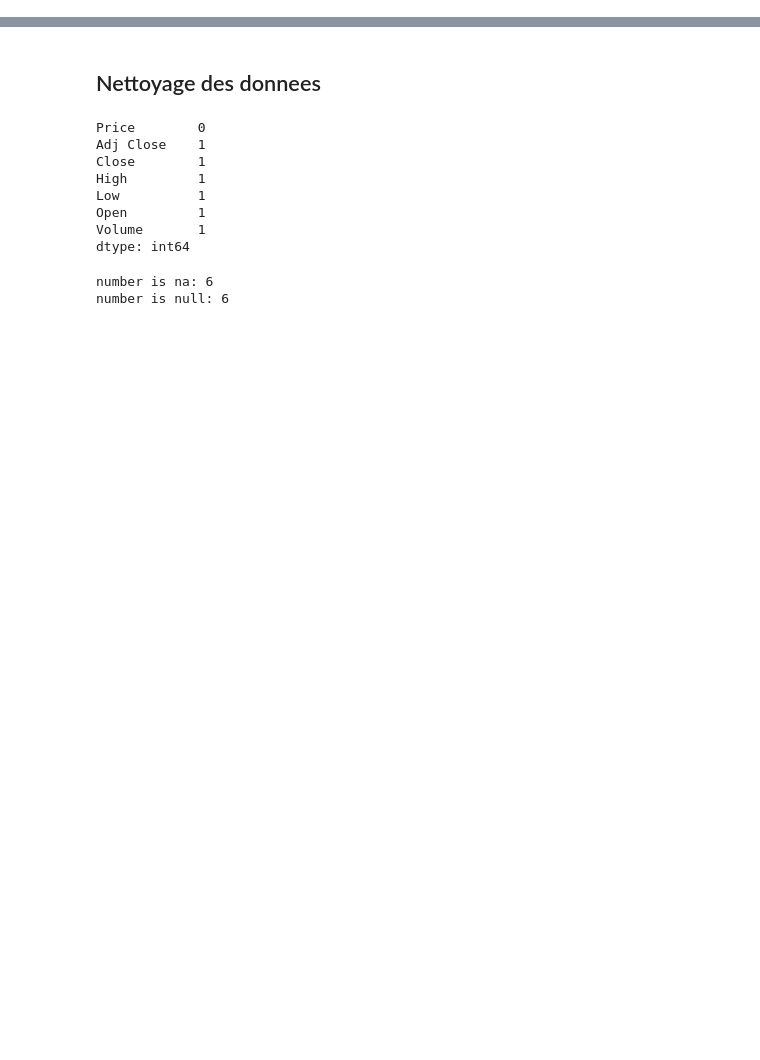
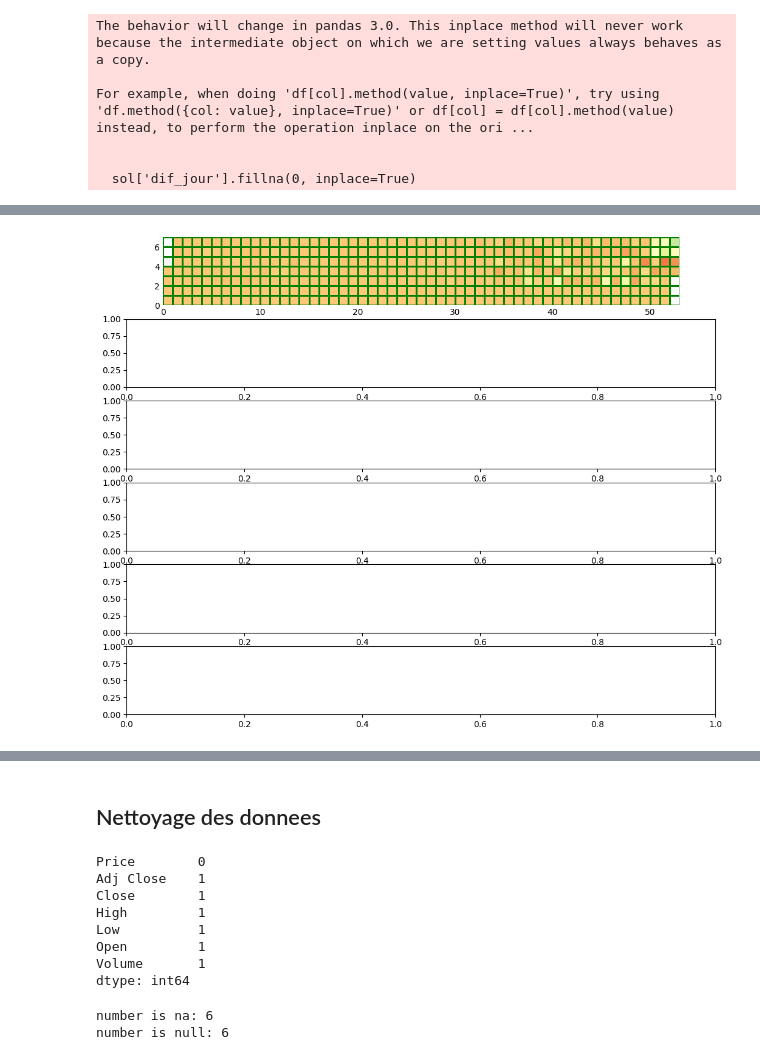
Before and after one commit to CARDONAJOSE/analytics_bourse, a Jupyter notebook: cac-40.ipynb, the cells around one changed output, grey strips where cells are left out. Cells and saved outputs as stored; diff of their text form; code cells hidden in the pictures; blank space fills up the shorter version.

```diff
--- a/cac-40.ipynb
+++ b/cac-40.ipynb
@@ -37,0 +165,35 @@ sol
+# %%
+import calplot
+sol = sol.copy()
+sol.reset_index(inplace= True)
+
+sol['Date'] = pd.to_datetime(sol['Date'], format='%Y-%m-%d')
+#sol.set_index('Date', inplace=True)
+
+# Eliminar fechas no válidas
+sol.dropna(subset=['Date'], inplace=True)
+
+# Establecer 'Date' como índice
+sol.set_index('Date', inplace=True)
+
+# Asegurar que 'dif_jour' sea numérico
+sol['dif_jour'] = pd.to_numeric(sol['dif_jour'], errors='coerce')
+
+# Reemplazar valores NaN con 0
+sol['dif_jour'].fillna(0, inplace=True)
+
+#grafique
+calplot.calplot(sol['dif_jour'], linecolor='green', cmap = 'Spectral_r', linewidth = 1, #RdBu
+                suptitle='Calendrie',
+                suptitle_kws={'x': 0.5, 'y': 1.0},
+                daylabels = ['Lundi', 'Mardi', 'Mercredi',
+                             'Jeudi', 'Vendredi', 'samedi', 'dimanche'])
+# Show the plot
+plt.show()
+# %% [output]
+The behavior will change in pandas 3.0. This inplace method will never work because the intermediate object on which we are setting values always behaves as a copy.
+
+For example, when doing 'df[col].method(value, inplace=True)', try using 'df.method({col: value}, inplace=True)' or df[col] = df[col].method(value) instead, to perform the operation inplace on the ori ...
+
+
+  sol['dif_jour'].fillna(0, inplace=True)
@@ -38,3 +201,4 @@ sol
+[figure, added]
 # %%
 
 data = pd.read_csv('sol.csv')
```
Also changed, not shown: parts of 14 cells of this notebook, 4 other files.
